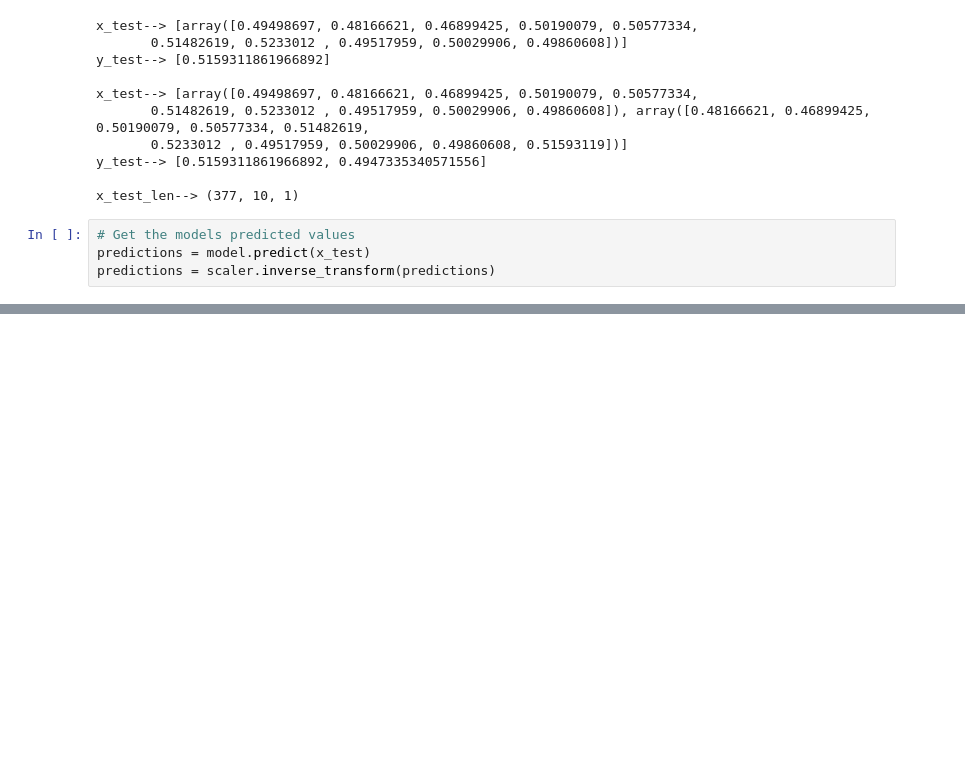
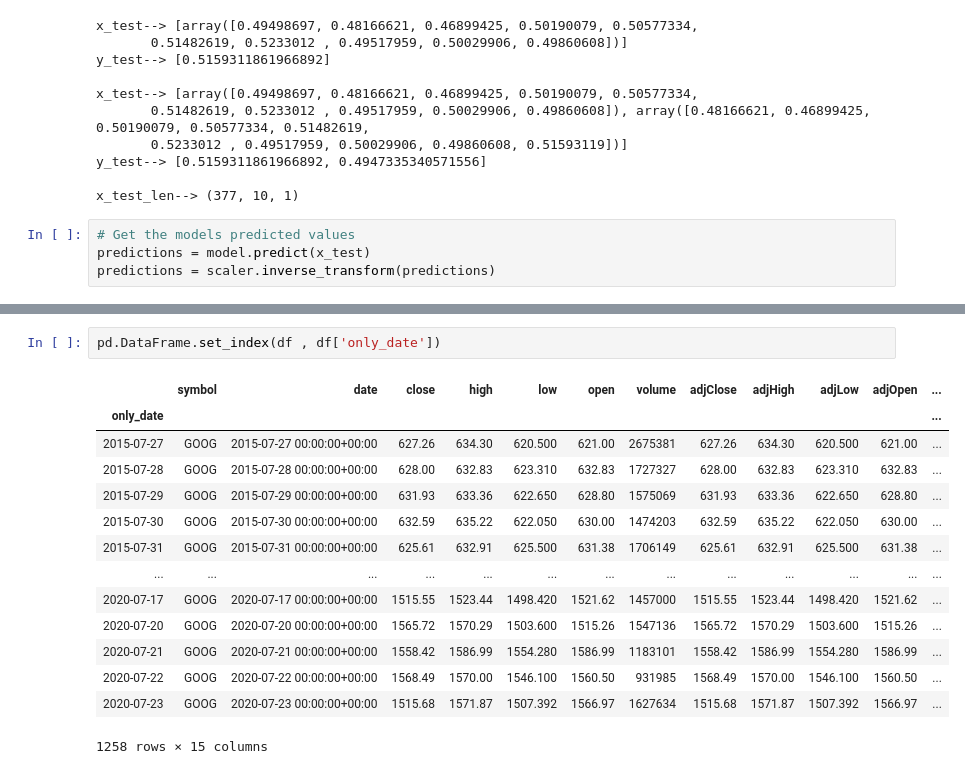
Before and after one commit to abhaydhiman/stock_predictions, a Jupyter notebook: Untitled.ipynb, the cells around one changed output, grey strips where cells are left out. Drawn from its saved outputs; the diff is of its cells as text; blank space fills up the shorter version.

```diff
--- a/Untitled.ipynb
+++ b/Untitled.ipynb
@@ -207,0 +246,17 @@ rmse
+# %%
+pd.DataFrame.set_index(df , df['only_date'])
+# %% [output]
+|  | symbol | date | close | high | low | open | volume | adjClose | adjHigh | adjLow | adjOpen | ... |
+| only_date |  |  |  |  |  |  |  |  |  |  |  | ... |
+| 2015-07-27 | GOOG | 2015-07-27 00:00:00+00:00 | 627.26 | 634.30 | 620.500 | 621.00 | 2675381 | 627.26 | 634.30 | 620.500 | 621.00 | ... |
+| 2015-07-28 | GOOG | 2015-07-28 00:00:00+00:00 | 628.00 | 632.83 | 623.310 | 632.83 | 1727327 | 628.00 | 632.83 | 623.310 | 632.83 | ... |
+| 2015-07-29 | GOOG | 2015-07-29 00:00:00+00:00 | 631.93 | 633.36 | 622.650 | 628.80 | 1575069 | 631.93 | 633.36 | 622.650 | 628.80 | ... |
+| 2015-07-30 | GOOG | 2015-07-30 00:00:00+00:00 | 632.59 | 635.22 | 622.050 | 630.00 | 1474203 | 632.59 | 635.22 | 622.050 | 630.00 | ... |
+| 2015-07-31 | GOOG | 2015-07-31 00:00:00+00:00 | 625.61 | 632.91 | 625.500 | 631.38 | 1706149 | 625.61 | 632.91 | 625.500 | 631.38 | ... |
+| ... | ... | ... | ... | ... | ... | ... | ... | ... | ... | ... | ... | ... |
+| 2020-07-17 | GOOG | 2020-07-17 00:00:00+00:00 | 1515.55 | 1523.44 | 1498.420 | 1521.62 | 1457000 | 1515.55 | 1523.44 | 1498.420 | 1521.62 | ... |
+| 2020-07-20 | GOOG | 2020-07-20 00:00:00+00:00 | 1565.72 | 1570.29 | 1503.600 | 1515.26 | 1547136 | 1565.72 | 1570.29 | 1503.600 | 1515.26 | ... |
+| 2020-07-21 | GOOG | 2020-07-21 00:00:00+00:00 | 1558.42 | 1586.99 | 1554.280 | 1586.99 | 1183101 | 1558.42 | 1586.99 | 1554.280 | 1586.99 | ... |
+| 2020-07-22 | GOOG | 2020-07-22 00:00:00+00:00 | 1568.49 | 1570.00 | 1546.100 | 1560.50 | 931985 | 1568.49 | 1570.00 | 1546.100 | 1560.50 | ... |
+| 2020-07-23 | GOOG | 2020-07-23 00:00:00+00:00 | 1515.68 | 1571.87 | 1507.392 | 1566.97 | 1627634 | 1515.68 | 1571.87 | 1507.392 | 1566.97 | ... |
+1258 rows × 15 columns
```
Also changed, not shown: parts of 10 cells of this notebook.
